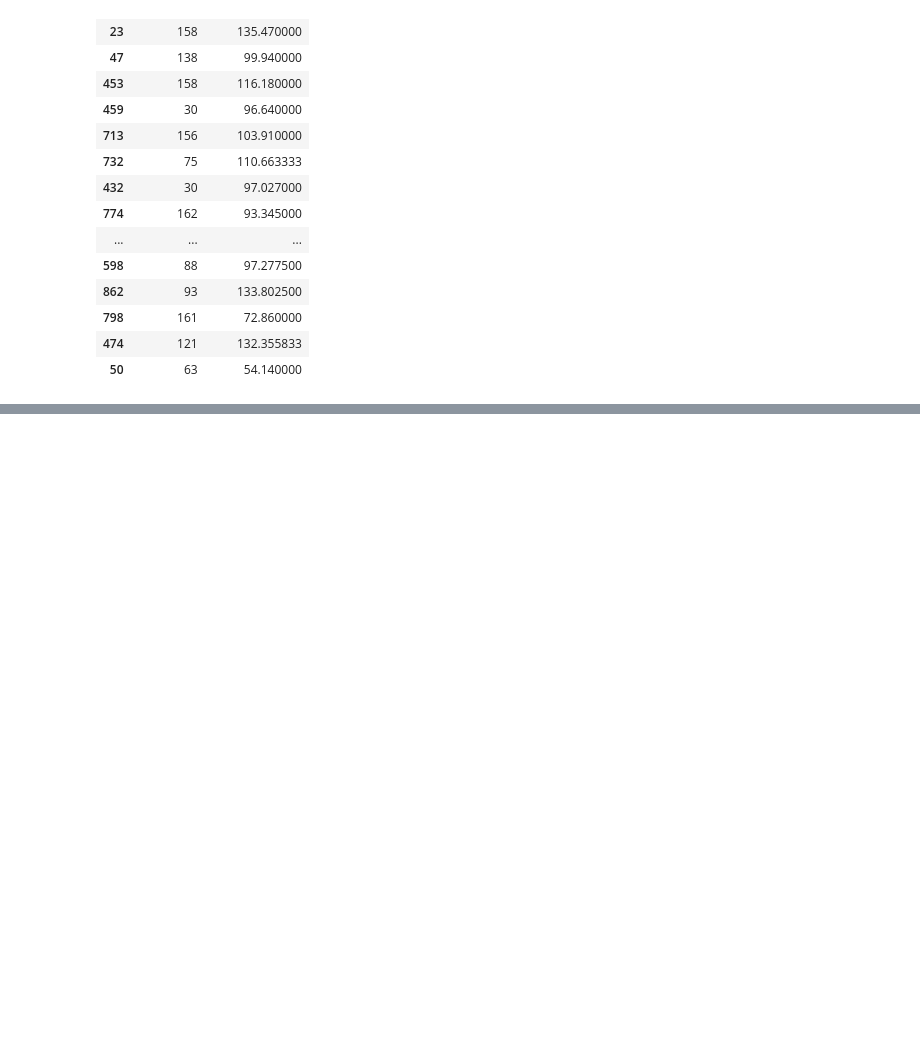
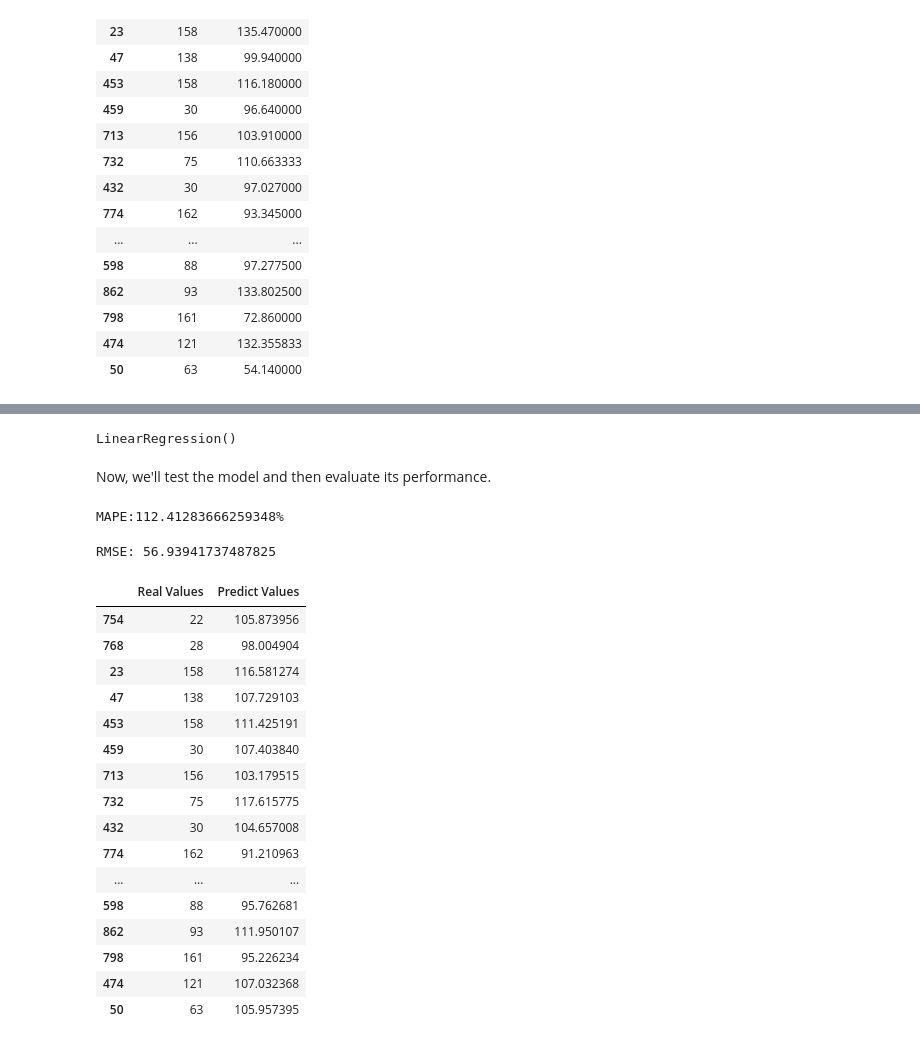
Before and after one commit to ryann-arruda/machine-learning, a Jupyter notebook: machine_learning_regression.ipynb, the cells around one changed output, grey strips where cells are left out. Drawn from its saved outputs; the diff is of its cells as text; code cells hidden in the pictures; blank space fills up the shorter version.

```diff
--- a/machine_learning_regression.ipynb
+++ b/machine_learning_regression.ipynb
@@ -239,0 +251,5 @@ pd.DataFrame({'Real Value': y_test, 'Predicted Value': y_pred})
+# %%
+x = df.drop('Price', axis=1)
+y = df['Price']
+# %%
+x_train, x_test, y_train, y_test = train_test_split(x, y, test_size=0.3, random_state=27)
@@ -239,0 +258,39 @@ pd.DataFrame({'Real Value': y_test, 'Predicted Value': y_pred})
+# %%
+lr = LinearRegression()
+lr.fit(x_train, y_train)
+# %% [output]
+LinearRegression()
+# %% [markdown]
+Now, we'll test the model and then evaluate its performance.
+# %%
+y_pred = lr.predict(x_test)
+# %%
+mape = mean_absolute_percentage_error(y_test, y_pred)
+print(f'MAPE:{mape*100}%')
+# %% [output]
+MAPE:112.41283666259348%
+# %%
+rmse = root_mean_squared_error(y_test, y_pred)
+print('RMSE:', rmse)
+# %% [output]
+RMSE: 56.93941737487825
+# %%
+pd.DataFrame({'Real Values': y_test, 'Predict Values': y_pred})
+# %% [output]
+|  | Real Values | Predict Values |
+| 754 | 22 | 105.873956 |
+| 768 | 28 | 98.004904 |
+| 23 | 158 | 116.581274 |
+| 47 | 138 | 107.729103 |
+| 453 | 158 | 111.425191 |
+| 459 | 30 | 107.403840 |
+| 713 | 156 | 103.179515 |
+| 732 | 75 | 117.615775 |
+| 432 | 30 | 104.657008 |
+| 774 | 162 | 91.210963 |
+| ... | ... | ... |
+| 598 | 88 | 95.762681 |
+| 862 | 93 | 111.950107 |
+| 798 | 161 | 95.226234 |
+| 474 | 121 | 107.032368 |
+| 50 | 63 | 105.957395 |
```
Also changed, not shown: parts of 13 cells of this notebook.
